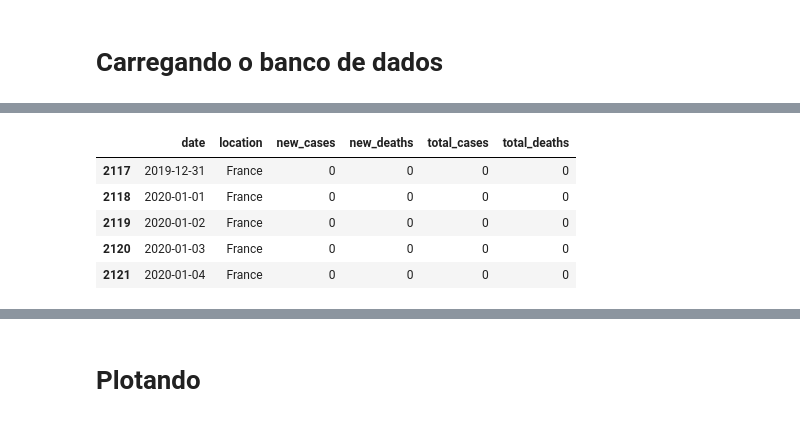
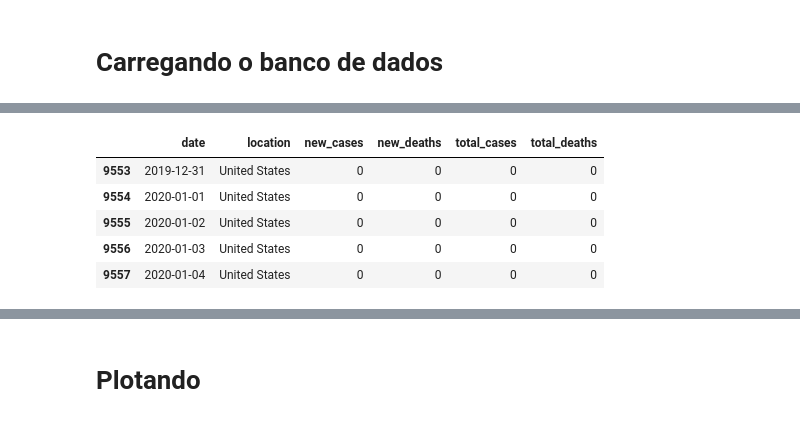
Before and after one commit to OliveiraVinic/covid19.pyhton.analysis, a Jupyter notebook: covid19_script.ipynb, the cells around one changed output, grey strips where cells are left out. Cells and saved outputs as stored; diff of their text form; code cells hidden in the pictures.

```diff
--- a/covid19_script.ipynb
+++ b/covid19_script.ipynb
@@ -44,0 +45,8 @@ full_df.head()
+# %%
+url='https://covid.ourworldindata.org/data/ecdc/full_data.csv'
+data = requests.get(url).content
+full_df = pd.read_csv(io.StringIO(data.decode('utf-8')))
+
+#pop_df = pd.read_csv('API_SP.POP.TOTL_DS2_en_csv_v2_887275.csv', error_bad_lines=False)
+
+full_df.head()
@@ -53,14 +68,14 @@ usa_df = full_df[full_df['location']=='United States']
 uk_df = full_df[full_df['location']=='United Kingdom']
 france_df = full_df[full_df['location'] == 'France']
 # %%
-france_df.head()
+usa_df.head()
 # %% [output]
 |  | date | location | new_cases | new_deaths | total_cases | total_deaths |
-| 2117 | 2019-12-31 | France | 0 | 0 | 0 | 0 |
-| 2118 | 2020-01-01 | France | 0 | 0 | 0 | 0 |
-| 2119 | 2020-01-02 | France | 0 | 0 | 0 | 0 |
-| 2120 | 2020-01-03 | France | 0 | 0 | 0 | 0 |
-| 2121 | 2020-01-04 | France | 0 | 0 | 0 | 0 |
+| 9553 | 2019-12-31 | United States | 0 | 0 | 0 | 0 |
+| 9554 | 2020-01-01 | United States | 0 | 0 | 0 | 0 |
+| 9555 | 2020-01-02 | United States | 0 | 0 | 0 | 0 |
+| 9556 | 2020-01-03 | United States | 0 | 0 | 0 | 0 |
+| 9557 | 2020-01-04 | United States | 0 | 0 | 0 | 0 |
 # %%
 brazil_df = brazil_df[brazil_df['total_cases'] != 0].reset_index()
 china_df = china_df[china_df['total_cases'] != 0].reset_index()
```
Also changed, not shown: parts of 29 cells of this notebook, 40 other files.
